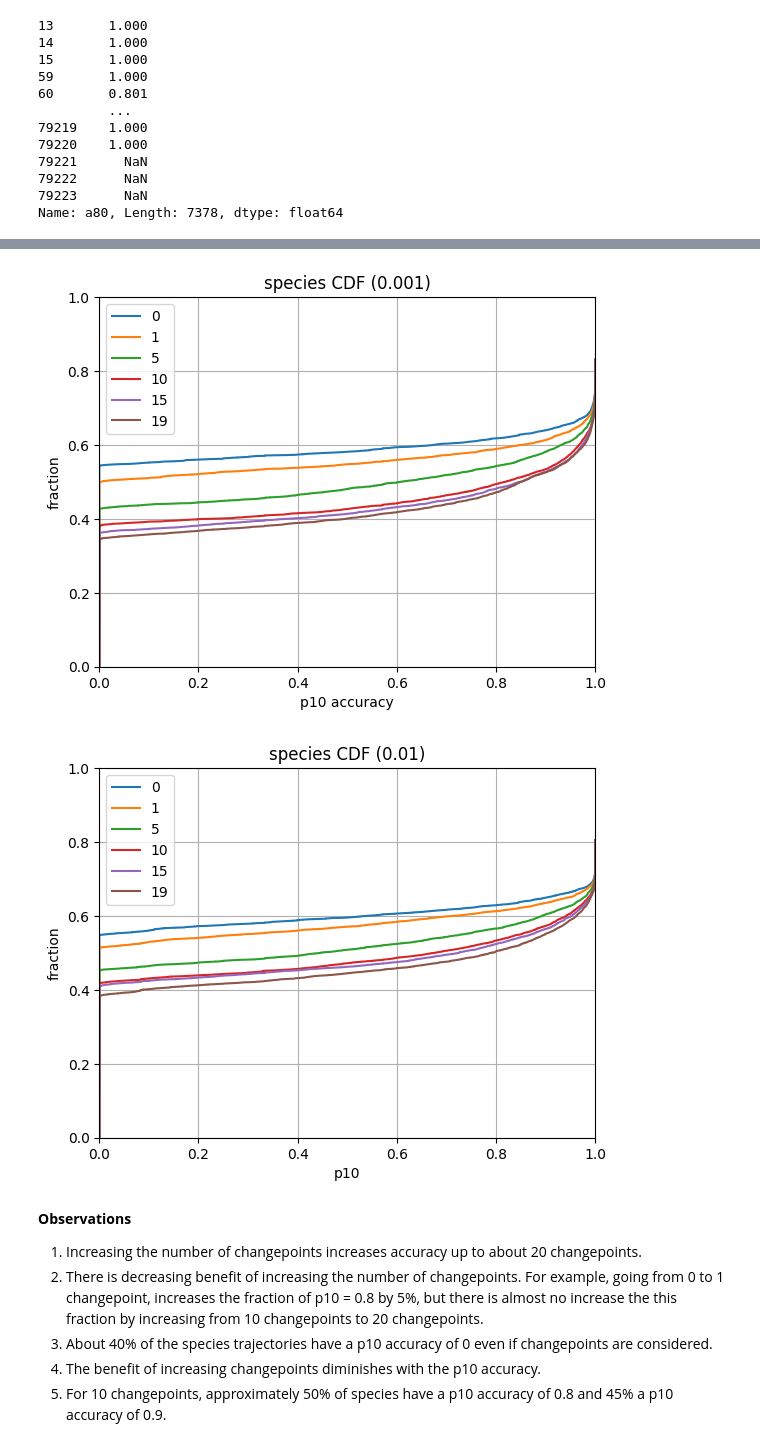
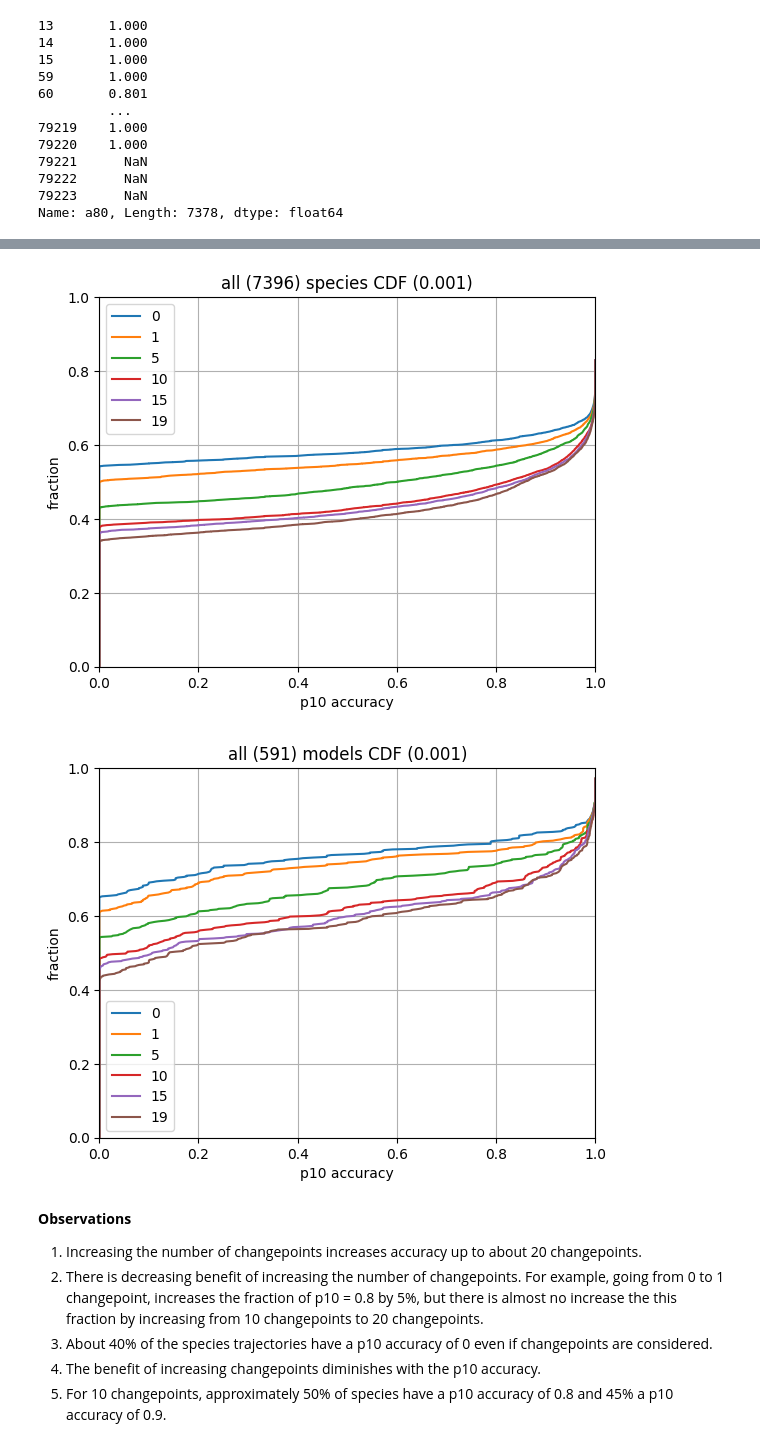
Before and after one commit to ModelEngineering/linearity_analysis, a Jupyter notebook: notebooks/piecewise_predictions.ipynb, the cells around one changed output, grey strips where cells are left out. Cells and saved outputs as stored; diff of their text form; code cells hidden in the pictures.

```diff
--- a/notebooks/piecewise_predictions.ipynb
+++ b/notebooks/piecewise_predictions.ipynb
@@ -106,20 +110,30 @@ ser
 79223      NaN
 Name: a80, Length: 7378, dtype: float64
 # %%
-def plotCDF(coefficient_threshold: float = 0.001, max_changepoints=[0, 1, 5, 10, 15, 19], is_species: bool = True, col="p10"):
+def plotCDF(coefficient_threshold: float = 0.001, max_changepoints=[0, 1, 5, 10, 15, 19], is_species: bool = True, col="p10",
+        is_non_oscillating: Optional[bool] = None):
     # Construct the dataframe to process
     path = os.path.join(cn.DATA_DIR, f"piecewise_predictions_{coefficient_threshold}.csv")
     df = pd.read_csv(path)
-    df["key"] = NONOSCILLATION_DF[cn.COL_SYSTEM_ID] + "_" + NONOSCILLATION_DF[cn.COL_SPECIES_NAME]
+    if is_non_oscillating:
+        df["key"] = NONOSCILLATION_DF[cn.COL_SYSTEM_ID] + "_" + NONOSCILLATION_DF[cn.COL_SPECIES_NAME]
+        #
+        sel = df["key"].isin(NONOSCILLATION_DF["key"])
+        df = df[sel]
     #
-    sel = df["key"].isin(NONOSCILLATION_DF["key"])
-    dff = df[sel]
-    #
-    dct = {c: getColumn(dff, col=col, max_changepoint = c, is_species=is_species) for c in max_changepoints}
+    dct = {c: getColumn(df, col=col, max_changepoint = c, is_species=is_species) for c in max_changepoints}
     for key, value in dct.items():
         Score.plotCDFArray(value)
     ax = plt.gca()
     ax.legend([str(c) for c in max_changepoints])
     ax.set_xlabel(col + " accuracy")
-    qualifier = "species" if is_species else "model"
-    ax.set_title(f"{qualifier} CDF ({coefficient_threshold})")
+    qualifier1 = "species" if is_species else "models"
+    if is_species:
+        length = np.sum((df[cn.COL_AGGREGATION_TYPE] != "model") & (df[cn.COL_MAX_CHANGEPOINT] == 0))
+    else:
+        length = np.sum((df[cn.COL_AGGREGATION_TYPE] == "model") & (df[cn.COL_MAX_CHANGEPOINT] == 0))
+    if is_non_oscillating is None:
+        qualifier2 = "all"
+    else:
+        qualifier2 = "non-oscillating" if is_non_oscillating else "oscillating"
+    ax.set_title(f"{qualifier2} ({length}) {qualifier1} CDF ({coefficient_threshold})")
@@ -126,11 +158,11 @@ def plotCDF(coefficient_threshold: float = 0.001, max_changepoints=[0, 1, 5, 10,
 # %%
-plotCDF(coefficient_threshold=0.001)
+plotCDF(coefficient_threshold=0.001, is_species=True)
 # %% [output]
-[figure, old version]
+[figure, new version]
 # %%
-plotCDF(coefficient_threshold=0.01)
+plotCDF(coefficient_threshold=0.001, is_species=False)
 # %% [output]
-[figure, old version]
+[figure, new version]
 # %% [markdown]
 **Observations**
 1. Increasing the number of changepoints increases accuracy up to about 20 changepoints.
```
Also changed, not shown: parts of 8 cells of this notebook, 2 other files.
